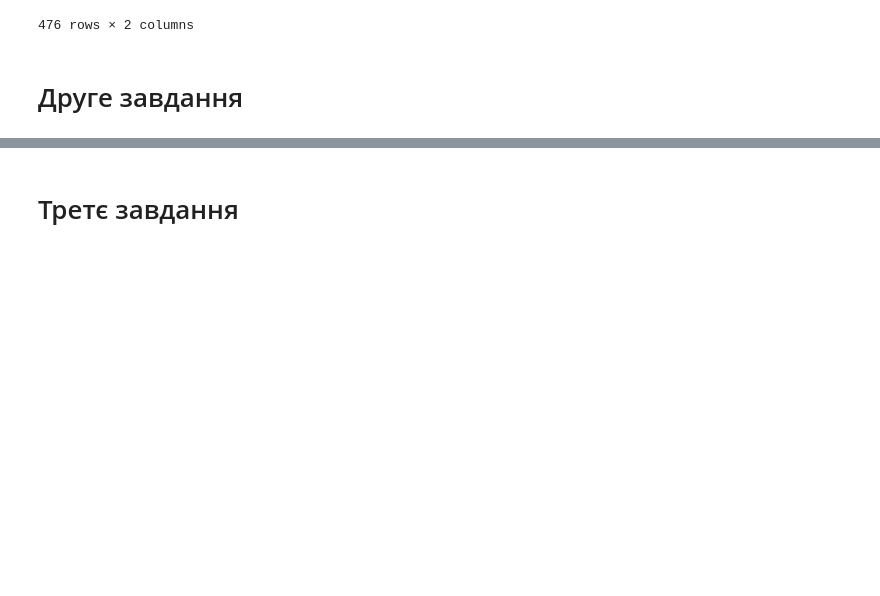
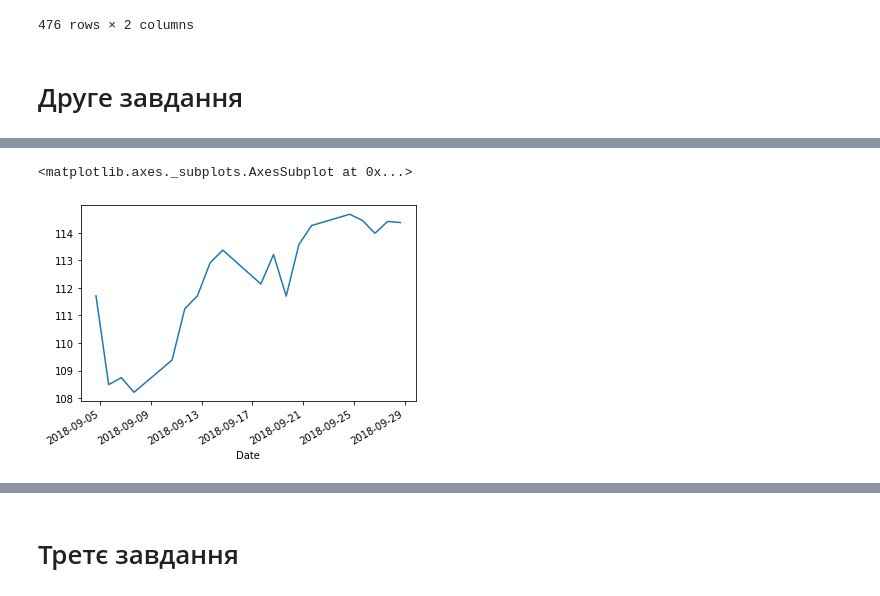
Before and after one commit to mezgoodle/ad_labs, a Jupyter notebook: docs/lab5/lab5.ipynb, the cells around one changed output, grey strips where cells are left out. Cells and saved outputs as stored; diff of their text form; code cells hidden in the pictures; blank space fills up the shorter version.

```diff
--- a/docs/lab5/lab5.ipynb
+++ b/docs/lab5/lab5.ipynb
@@ -185,0 +198,5 @@ merged_series
+# %%
+close_series['2018-09'].plot()
+# %% [output]
+<matplotlib.axes._subplots.AxesSubplot at 0x...>
+[figure, added]
```
Also changed, not shown: parts of 6 cells of this notebook.
